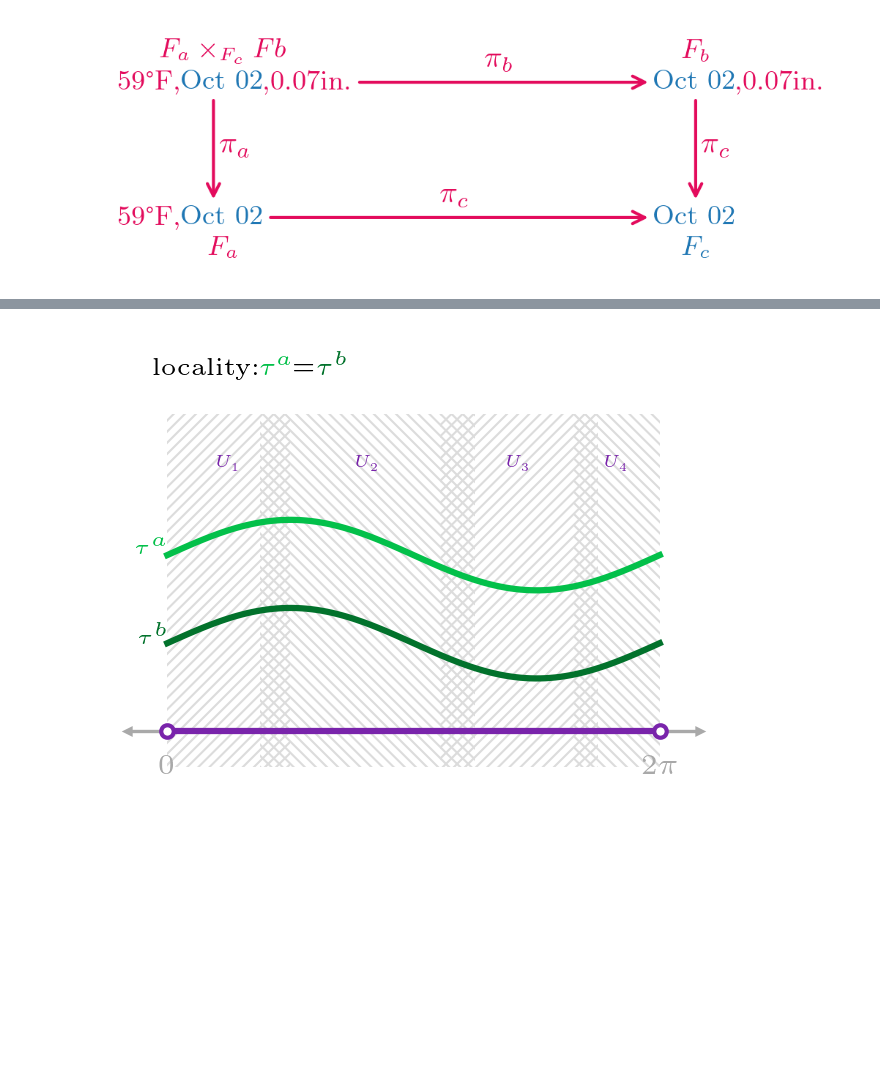
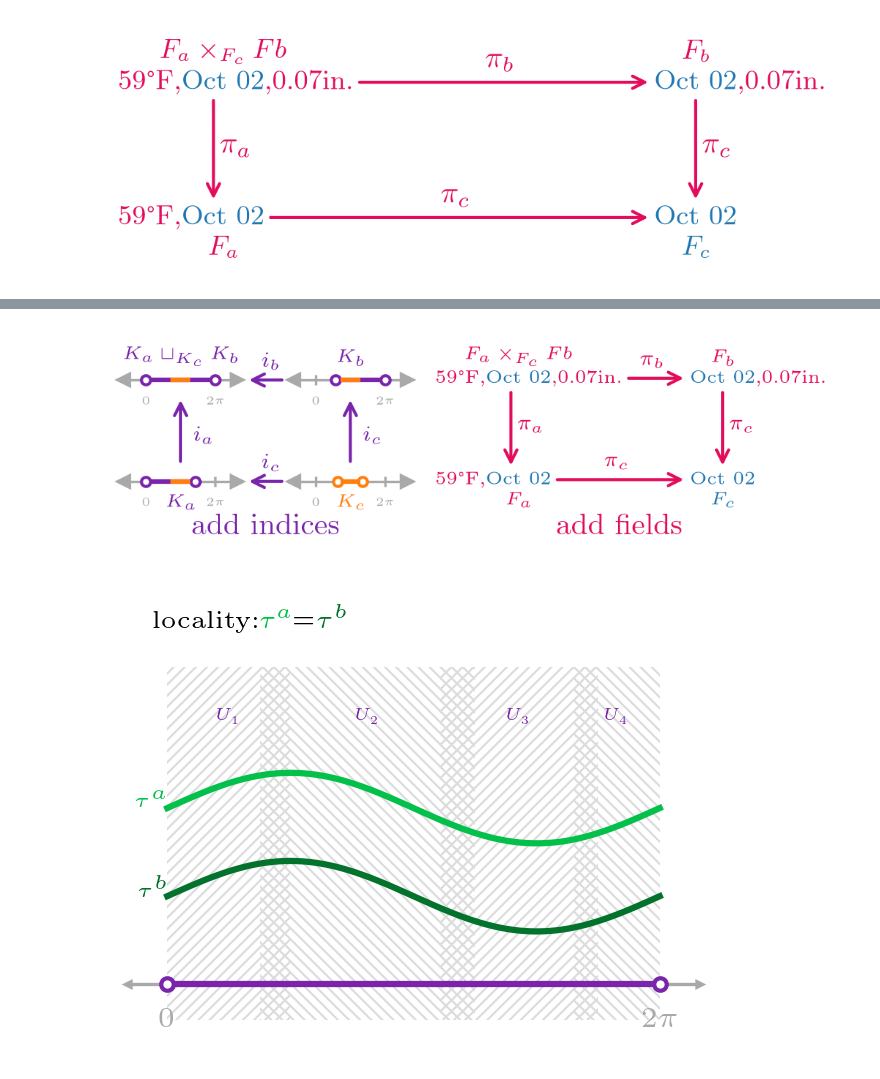
Before and after one commit to story645/team, a Jupyter notebook: paper/figcode/equation_diagrams.ipynb, the cells around one changed output, grey strips where cells are left out. Saved outputs shown, nothing was run; the diff lists cells and outputs as text; code cells hidden in the pictures; blank space fills up the shorter version.

```diff
--- a/paper/figcode/equation_diagrams.ipynb
+++ b/paper/figcode/equation_diagrams.ipynb
@@ -425,3 +415,20 @@ fig.savefig(paper_path/'more_records.png', bbox_inches='tight', dpi=300)
+# %%
+fig, axd = plt.subplot_mosaic([['k', 'f']], figsize=(3.5,.75))
+plot_base(axd['k'], fontsize_scale=-3)
+plot_fiber(axd['f'], fontsize_scale=-3)
+
+axd['k'].text(.5, -.25, "add indices", ha='center', va='top',
+                  color=pcd['base'], fontsize=fs['normal'])
+axd['f'].text(.65, -.25, "add fields", ha='center', va='top',
+                  color=pcd['fiber'], fontsize=fs['normal'])
+
+axd['k'].axis('off')
+axd['f'].axis('off')
+plt.subplots_adjust(wspace=.1)
+fig.savefig(paper_path/'more_records.pdf', bbox_inches='tight', backend='pgf')
+fig.savefig(paper_path/'more_records.png', bbox_inches='tight')
+# %% [output]
+[figure, added]
 # %%
 for fname in ['local', 'glue', 'local_glue']:
 
```
Also changed, not shown: parts of 8 cells of this notebook, 17 other files.
